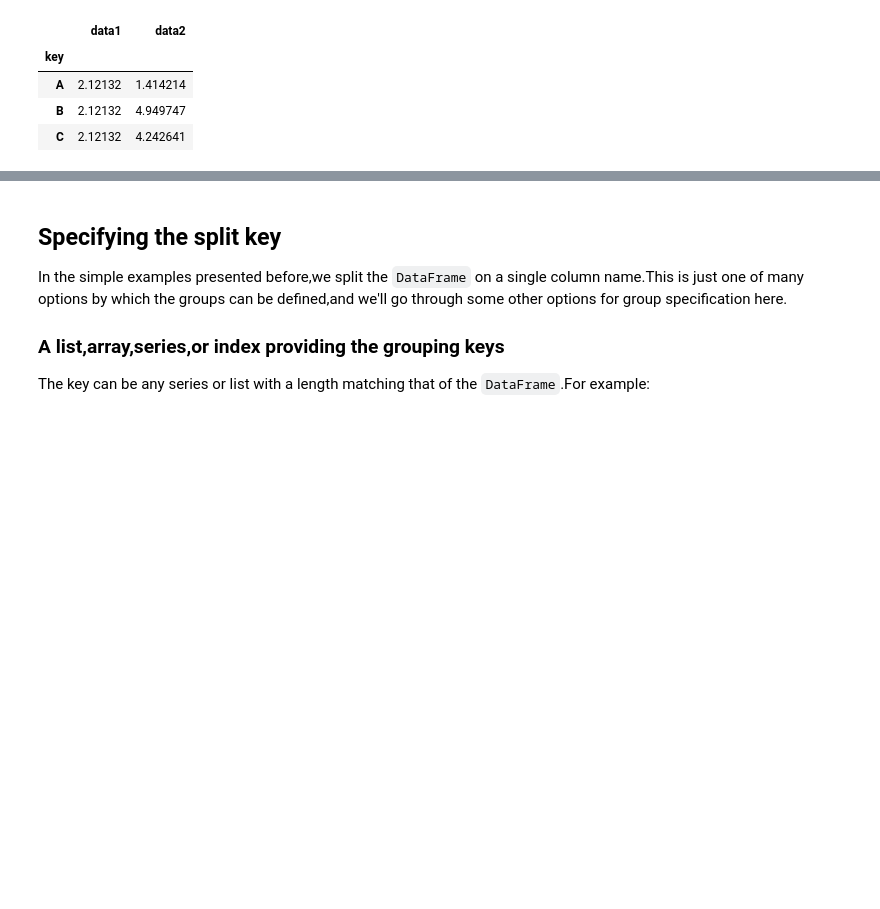
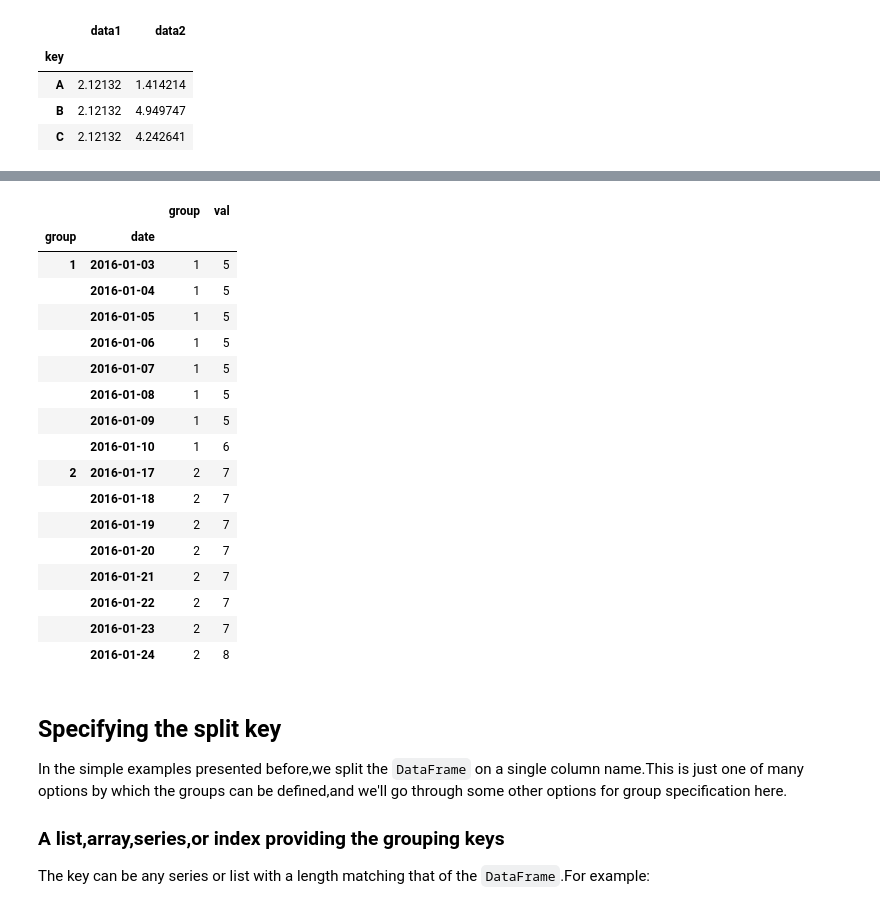
Before and after one commit to luilui163/zht, a Jupyter notebook: notebook/pandas handbook.ipynb, the cells around one changed output, grey strips where cells are left out. Saved outputs shown, nothing was run; the diff lists cells and outputs as text; code cells hidden in the pictures; blank space fills up the shorter version.

```diff
--- a/notebook/pandas handbook.ipynb
+++ b/notebook/pandas handbook.ipynb
@@ -2315,0 +2580,8 @@ df.groupby('key').std()
+# %%
+df_re = pd.DataFrame({'date': pd.date_range(start='2016-01-01',
+                              periods=4,
+                      freq='W'),
+                     'group': [1, 1, 2, 2],
+                     'val': [5, 6, 7, 8]}).set_index('date')
+
+df_re
@@ -2316,3 +2595,24 @@ df.groupby('key').std()
+# %%
+df_re.groupby('group').resample('1D').ffill()
+# %% [output]
+|  |  | group | val |
+| group | date |  |  |
+| 1 | 2016-01-03 | 1 | 5 |
+|  | 2016-01-04 | 1 | 5 |
+|  | 2016-01-05 | 1 | 5 |
+|  | 2016-01-06 | 1 | 5 |
+|  | 2016-01-07 | 1 | 5 |
+|  | 2016-01-08 | 1 | 5 |
+|  | 2016-01-09 | 1 | 5 |
+|  | 2016-01-10 | 1 | 6 |
+| 2 | 2016-01-17 | 2 | 7 |
+|  | 2016-01-18 | 2 | 7 |
+|  | 2016-01-19 | 2 | 7 |
+|  | 2016-01-20 | 2 | 7 |
+|  | 2016-01-21 | 2 | 7 |
+|  | 2016-01-22 | 2 | 7 |
+|  | 2016-01-23 | 2 | 7 |
+|  | 2016-01-24 | 2 | 8 |
 # %% [markdown]
 ## Specifying the split key
 In the simple examples presented before,we split the `DataFrame` on a single column name.This is just one of many options by which the groups can be defined,and we'll go through some other options for group specification here.
```
Also changed, not shown: parts of 79 cells of this notebook, 1 other file.
